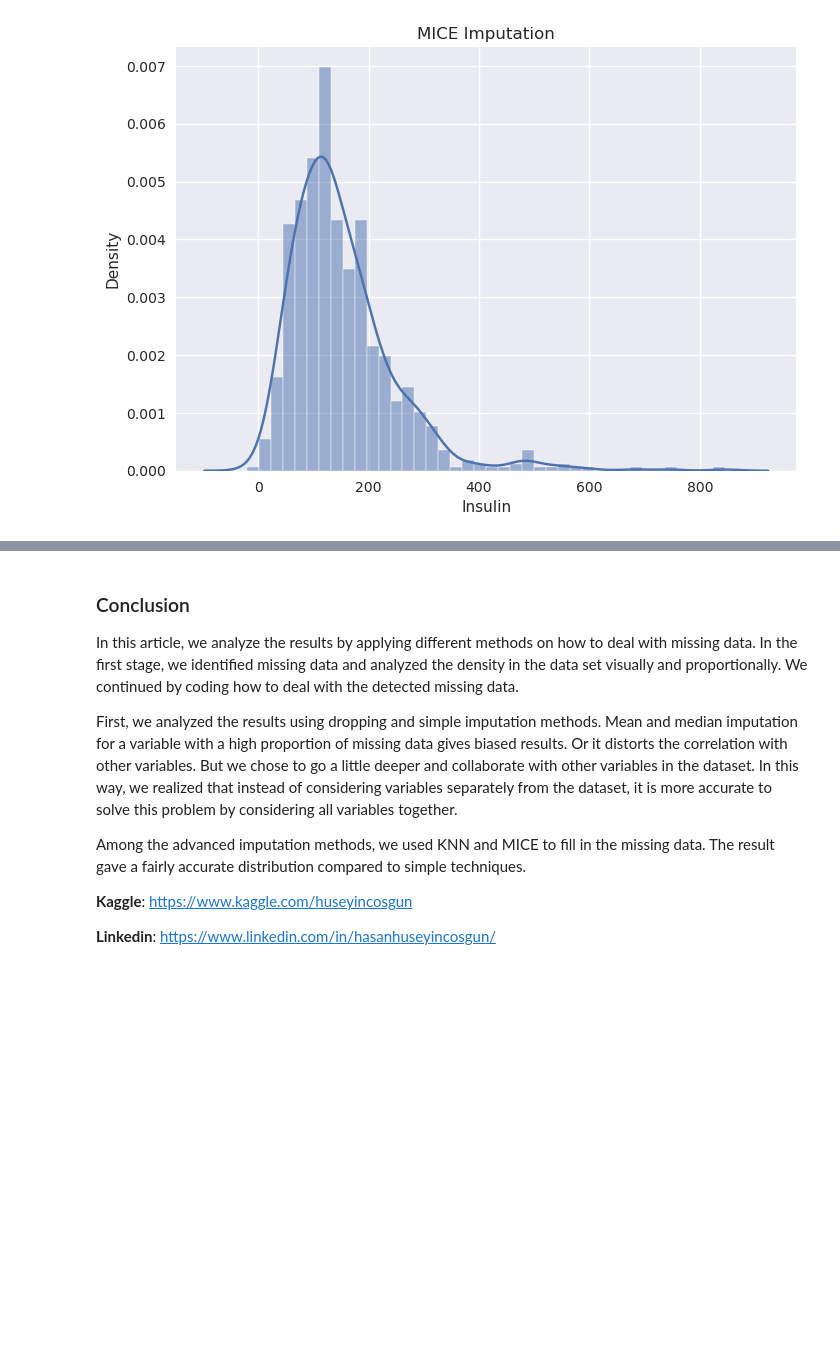
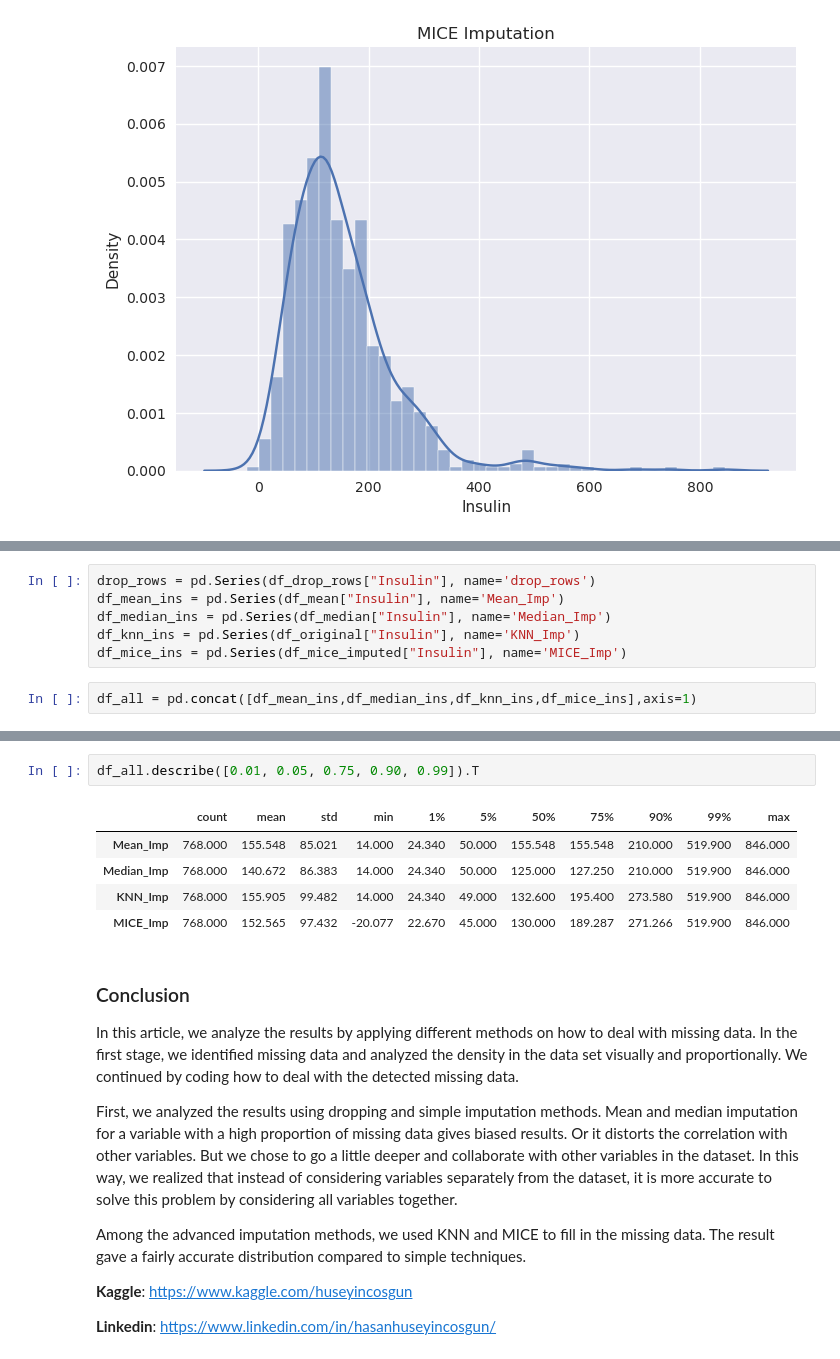
Before and after one commit to hhuseyincosgun/Feature-Engineering, a Jupyter notebook: missing-data-imputation-visualization.ipynb, the cells around one changed output, grey strips where cells are left out. Saved outputs shown, nothing was run; the diff lists cells and outputs as text; blank space fills up the shorter version.

```diff
--- a/missing-data-imputation-visualization.ipynb
+++ b/missing-data-imputation-visualization.ipynb
@@ -397,0 +462,8 @@ Text(0.5, 1.0, 'MICE Imputation')
+# %%
+drop_rows = pd.Series(df_drop_rows["Insulin"], name='drop_rows')
+df_mean_ins = pd.Series(df_mean["Insulin"], name='Mean_Imp')
+df_median_ins = pd.Series(df_median["Insulin"], name='Median_Imp')
+df_knn_ins = pd.Series(df_original["Insulin"], name='KNN_Imp')
+df_mice_ins = pd.Series(df_mice_imputed["Insulin"], name='MICE_Imp')
+# %%
+df_all = pd.concat([df_mean_ins,df_median_ins,df_knn_ins,df_mice_ins],axis=1)
@@ -398,3 +485,11 @@ Text(0.5, 1.0, 'MICE Imputation')
+# %%
+df_all.describe([0.01, 0.05, 0.75, 0.90, 0.99]).T
+# %% [output]
+|  | count | mean | std | min | 1% | 5% | 50% | 75% | 90% | 99% | max |
+| Mean_Imp | 768.000 | 155.548 | 85.021 | 14.000 | 24.340 | 50.000 | 155.548 | 155.548 | 210.000 | 519.900 | 846.000 |
+| Median_Imp | 768.000 | 140.672 | 86.383 | 14.000 | 24.340 | 50.000 | 125.000 | 127.250 | 210.000 | 519.900 | 846.000 |
+| KNN_Imp | 768.000 | 155.905 | 99.482 | 14.000 | 24.340 | 49.000 | 132.600 | 195.400 | 273.580 | 519.900 | 846.000 |
+| MICE_Imp | 768.000 | 152.565 | 97.432 | -20.077 | 22.670 | 45.000 | 130.000 | 189.287 | 271.266 | 519.900 | 846.000 |
 # %% [markdown]
 ### Conclusion
 
```
Also changed, not shown: parts of 13 cells of this notebook.
